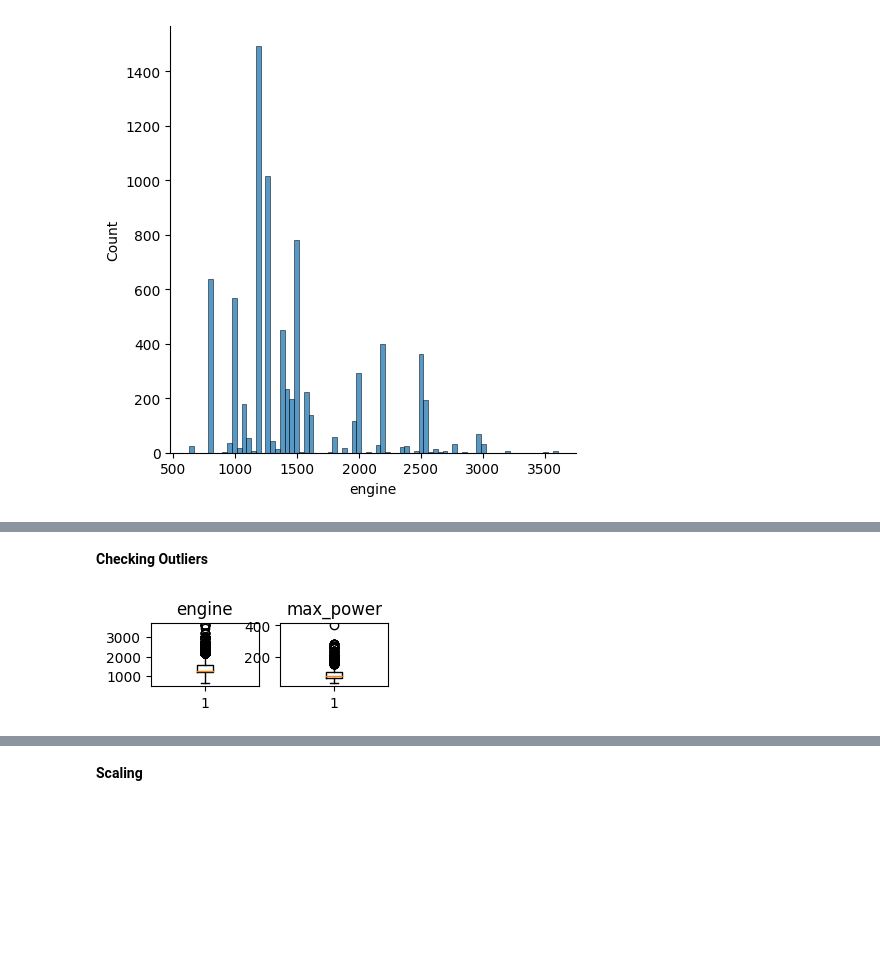
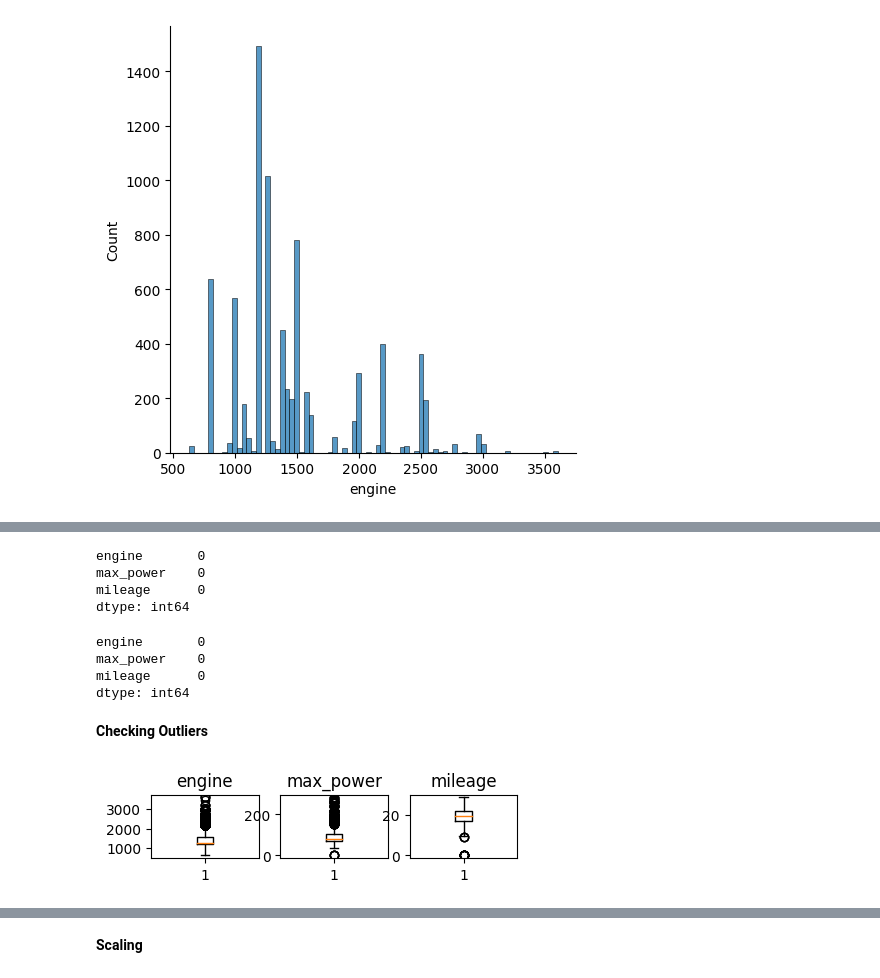
Before and after one commit to scherbatsky-jr/car_price_prediction, a Jupyter notebook: car_price_prediction.ipynb, the cells around one changed output, grey strips where cells are left out. Drawn from its saved outputs; the diff is of its cells as text; code cells hidden in the pictures; blank space fills up the shorter version.

```diff
--- a/car_price_prediction.ipynb
+++ b/car_price_prediction.ipynb
@@ -262,6 +276,0 @@ df.head()
-# %%
-# Same for max power, we remove CC from the values
-
-df = df[df['max_power'].apply(lambda x: isinstance(x, str))]
-df['max_power'] = df['max_power'].map(lambda x : float(x.split(' ')[0]))
-df.head()
@@ -275,6 +276,0 @@ df.head()
-# %%
-# For feature name we take the brand name only. We will assume the first word of the string is the brand name
-
-df = df[df['name'].apply(lambda x: isinstance(x, str))]
-df['name'] = df['name'].map(lambda x : x.split(' ')[0])
-df.head()
@@ -351,7 +338,7 @@ sns.heatmap(matrix_df, vmin=0, vmax=1, cmap="Blues", linewidths=0.5, annot=True)
 # According the PPS graph, the most strong features are engine and max_power with scores 0.45 and 0.62 respectively
 # Therefore, x is set to those features
 
-X = df[['engine', 'max_power']]
+X = df[['engine', 'max_power', 'mileage']]
 
 # y is the selling price. As selling price values are too big, they will transformed with log
 y = np.log(df['selling_price'])
@@ -401,0 +396,6 @@ sns.displot(y_train)
+# %%
+#let's fill the training set first!
+# X_train['school'].fillna(X_train['school'].mean(), inplace=True)
+X_train['engine'].fillna(X_train['engine'].median(), inplace=True)
+X_train['max_power'].fillna(X_train['max_power'].median(), inplace=True)
+X_train['mileage'].fillna(X_train['mileage'].median(), inplace=True)
@@ -402,20 +406,36 @@ sns.displot(y_train)
+# %%
+# Checking for null values
+
+X_train[['engine', 'max_power', 'mileage']].isna().sum()
+# %% [output]
+engine       0
+max_power    0
+mileage      0
+dtype: int64
+# %%
+X_test[['engine', 'max_power', 'mileage']].isna().sum()
+# %% [output]
+engine       0
+max_power    0
+mileage      0
+dtype: int64
 # %% [markdown]
 **Checking Outliers**
 # %%
 # Create a dictionary of columns
 
-col_dict = {'engine': 1, 'max_power': 2}
+col_dict = {'engine': 1, 'max_power': 2, 'mileage': 3}
 
 # Box plots to detect outliers in each variables
 
 for variable, i in col_dict.items():
   plt.subplot(5,4,i)
   plt.boxplot(X_train[variable])
   plt.title(variable)
 
 plt.show()
 # %% [output]
-[figure, old version]
+[figure, new version]
 # %%
 def outlier_count(col, data = X_train):
 
```
Also changed, not shown: parts of 31 cells of this notebook, 2 other files.
